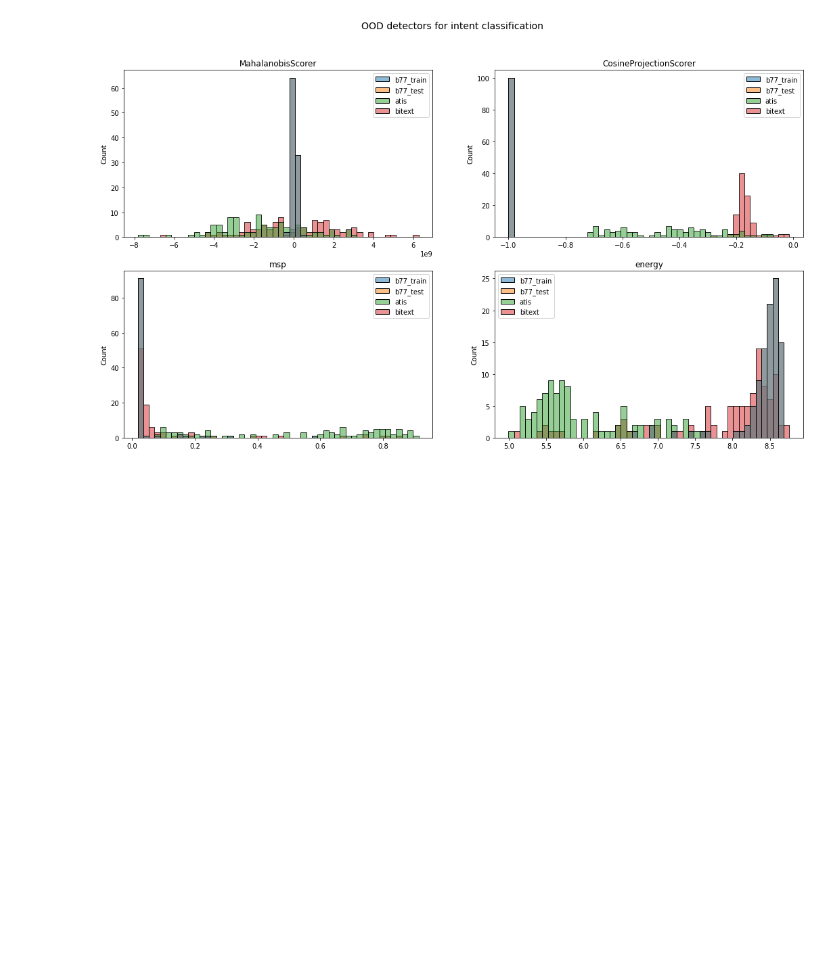
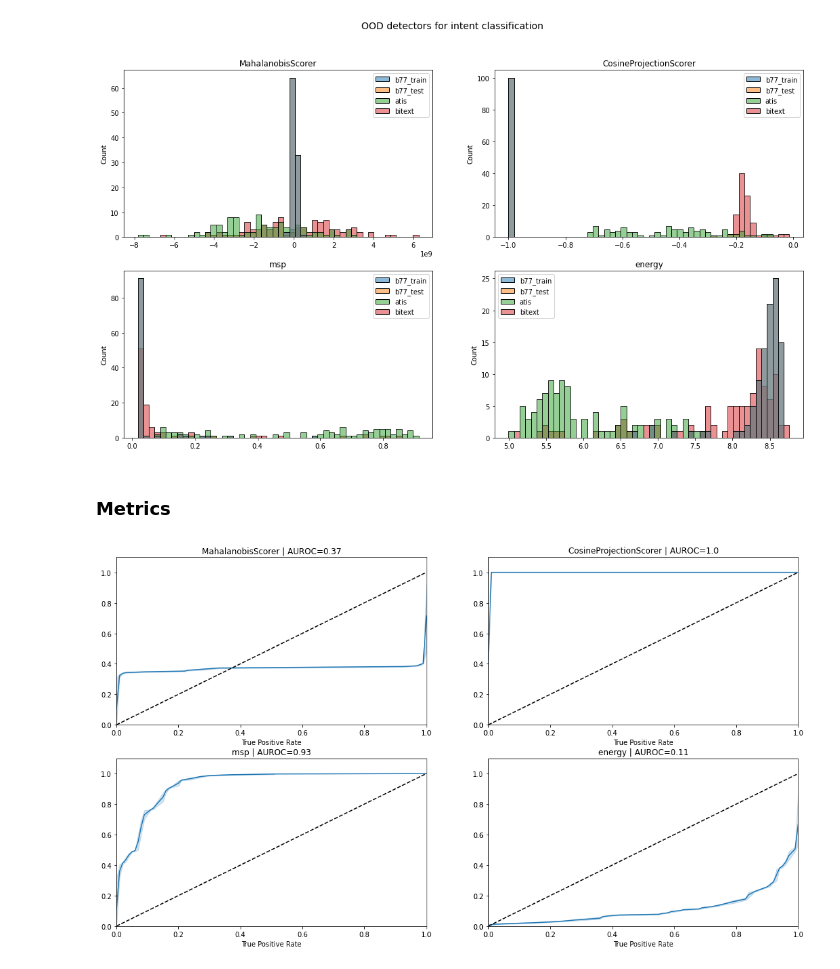
Before and after one commit to PeDiot/OOD-Detection-Intent-Classification, a Jupyter notebook: notebook.ipynb, the cells around one changed output. Cells and saved outputs as stored; diff of their text form; code cells hidden in the pictures; blank space fills up the shorter version.

Commit message:
compute auroc and roc

```diff
--- a/notebook.ipynb
+++ b/notebook.ipynb
@@ -492,3 +488,5 @@ for (detector_name, scores), ax in zip(all_scores.items(), axes.flatten()):
     ax.set_title(detector_name);
 # %% [output]
 [figure]
+# %% [markdown]
+### Metrics
@@ -494,0 +495,47 @@ for (detector_name, scores), ax in zip(all_scores.items(), axes.flatten()):
+# %%
+# get OOD labels (0 for IN-DS samples, 1 for OUT-DS samples)
+ood_labels_in = [
+    config_args_in["ood_label"]
+    for _ in range(config_args_in["train_size"]+config_args_in["test_size"])
+]
+
+ood_labels_out = [
+    config_args_out["ood_label"]
+    for _ in range(config_args_out["test_size"])
+]
+
+ood_labels = ood_labels_in + ood_labels_out + ood_labels_out
+
+# get OOD scores for each scoring function
+ood_scores = {
+    score: list(chain(*[
+        ds for ds in all_scores[score].values()
+    ]))
+    for score in score_names
+}
+
+# compute AUROC for each scoring function
+auroc = {
+    score: roc_auc_score(ood_labels, ood_scores[score])
+    for score in score_names
+}
+
+roc = {
+    score: roc_curve(ood_labels, ood_scores[score], pos_label=1)
+    for score in score_names
+}
+# %%
+fig, axes = plt.subplots(nrows=2, ncols=2, figsize=(18, 10))
+
+for (score, (fpr, tpr, thresholds)), ax in zip(roc.items(), axes.flatten()):
+    sns.lineplot(x=fpr, y=tpr, ax=ax)
+    sns.lineplot(x=[0, 1], y=[0, 1], linestyle="dashed", ax=ax, color="black")
+
+    ax.set_xlim(0, 1)
+    ax.set_ylim(0, 1.1)
+
+    ax.set_xlabel("False Positive Rate")
+    ax.set_xlabel("True Positive Rate")
+    ax.set_title(f"{score} | AUROC={round(auroc[score], 2)}");
+# %% [output]
+[figure, added]
```
Also changed, not shown: parts of 15 cells of this notebook.
